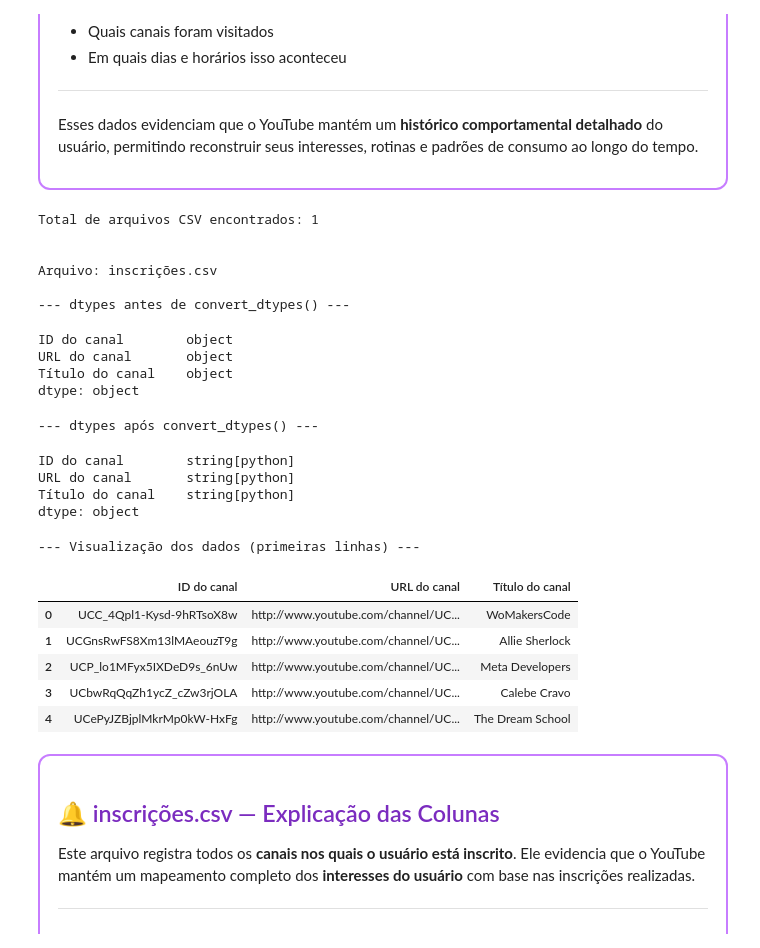
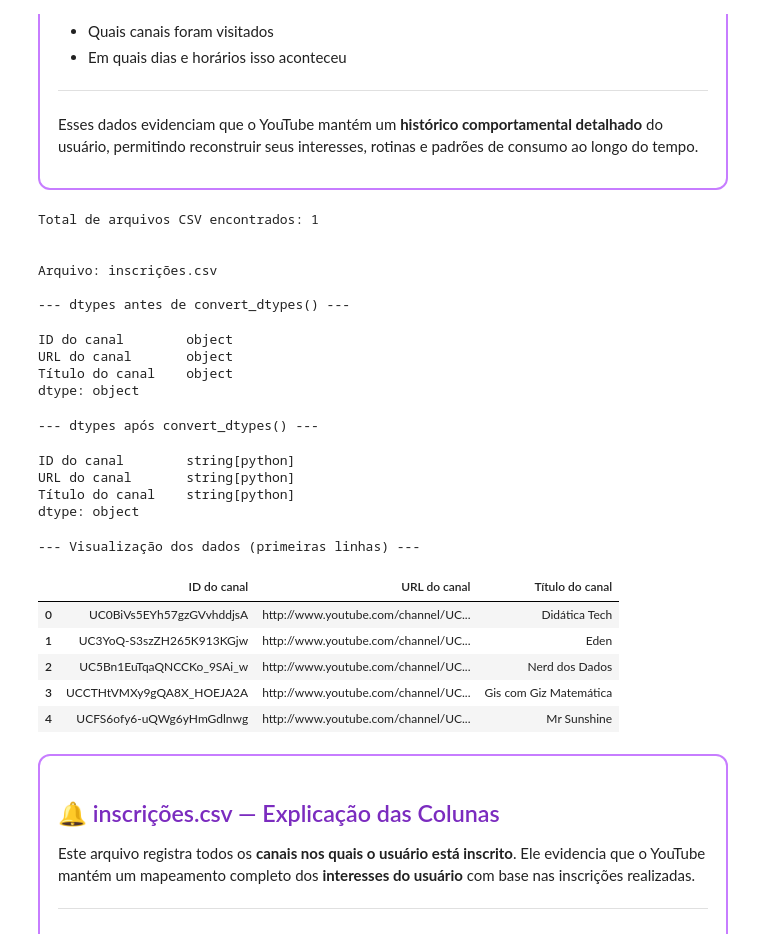
Before and after one commit to LeleNascimennto/predictive-model-for-youtube, a Jupyter notebook: data-processing/data-analytics.ipynb, the cells around one changed output. Cells and saved outputs as stored; diff of their text form; code cells hidden in the pictures.

```diff
--- a/data-processing/data-analytics.ipynb
+++ b/data-processing/data-analytics.ipynb
@@ -12,7 +12,7 @@ from bs4 import BeautifulSoup
 # %%
 # Leitura do arquivo CSV
 
-BASE_PATH = "../../Takeout/YouTube e YouTube Music"
+BASE_PATH = "../Takeout/YouTube_e_YouTube_Music"
 os.listdir(BASE_PATH)
 # %% [output]
 ['canais',
@@ -407,9 +406,9 @@ Esses dados evidenciam que o YouTube mantém um <b>histórico comportamental det
 
 </div>
 # %%
-def ler_e_exibir_csvs_inscricoes():
+def ler_e_exibir_csvs_inscricoes(base_path):
     # caminho base usando mesmo padrão que funciona acima
-    base_dir = Path("../../Takeout/YouTube e YouTube Music/inscrições")
+    base_dir = Path(base_path + "\inscrições")
 
     # pega todos os csv da pasta
     arquivos_csv = list(base_dir.glob("*.csv"))
@@ -432,30 +431,30 @@ def ler_e_exibir_csvs_inscricoes():
         print("\n--- Visualização dos dados (primeiras linhas) ---")
         display(df.head())
 # %%
-ler_e_exibir_csvs_inscricoes()
+ler_e_exibir_csvs_inscricoes(BASE_PATH)
 # %% [output]
 Total de arquivos CSV encontrados: 1
 
 
 Arquivo: inscrições.csv
 
 --- dtypes antes de convert_dtypes() ---
 ID do canal        object
 URL do canal       object
 Título do canal    object
 dtype: object
 --- dtypes após convert_dtypes() ---
 ID do canal        string[python]
 URL do canal       string[python]
 Título do canal    string[python]
 dtype: object
 --- Visualização dos dados (primeiras linhas) ---
 |  | ID do canal | URL do canal | Título do canal |
-| 0 | UCC_4Qpl1-Kysd-9hRTsoX8w | http://www.youtube.com/channel/UC... | WoMakersCode |
-| 1 | UCGnsRwFS8Xm13lMAeouzT9g | http://www.youtube.com/channel/UC... | Allie Sherlock |
-| 2 | UCP_lo1MFyx5IXDeD9s_6nUw | http://www.youtube.com/channel/UC... | Meta Developers |
-| 3 | UCbwRqQqZh1ycZ_cZw3rjOLA | http://www.youtube.com/channel/UC... | Calebe Cravo |
-| 4 | UCePyJZBjplMkrMp0kW-HxFg | http://www.youtube.com/channel/UC... | The Dream School |
+| 0 | UC0BiVs5EYh57gzGVvhddjsA | http://www.youtube.com/channel/UC... | Didática Tech |
+| 1 | UC3YoQ-S3szZH265K913KGjw | http://www.youtube.com/channel/UC... | Eden |
+| 2 | UC5Bn1EuTqaQNCCKo_9SAi_w | http://www.youtube.com/channel/UC... | Nerd dos Dados |
+| 3 | UCCTHtVMXy9gQA8X_HOEJA2A | http://www.youtube.com/channel/UC... | Gis com Giz Matemática |
+| 4 | UCFS6ofy6-uQWg6yHmGdlnwg | http://www.youtube.com/channel/UC... | Mr Sunshine |
 # %% [markdown]
 <div style="border: 2px solid #c77dff; padding: 18px; border-radius: 12px; background-color: #f8f0;">
 
```
Also changed, not shown: parts of 13 cells of this notebook, 1 other file.
